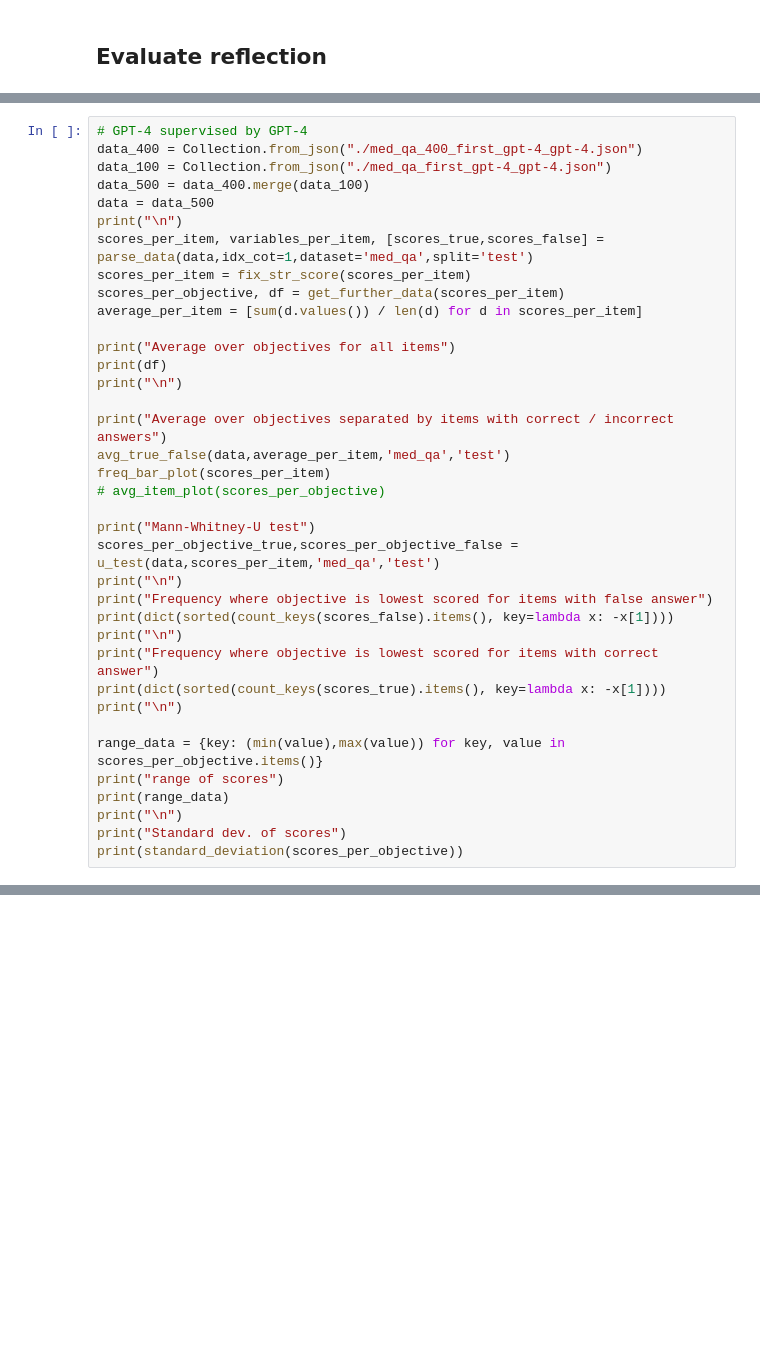
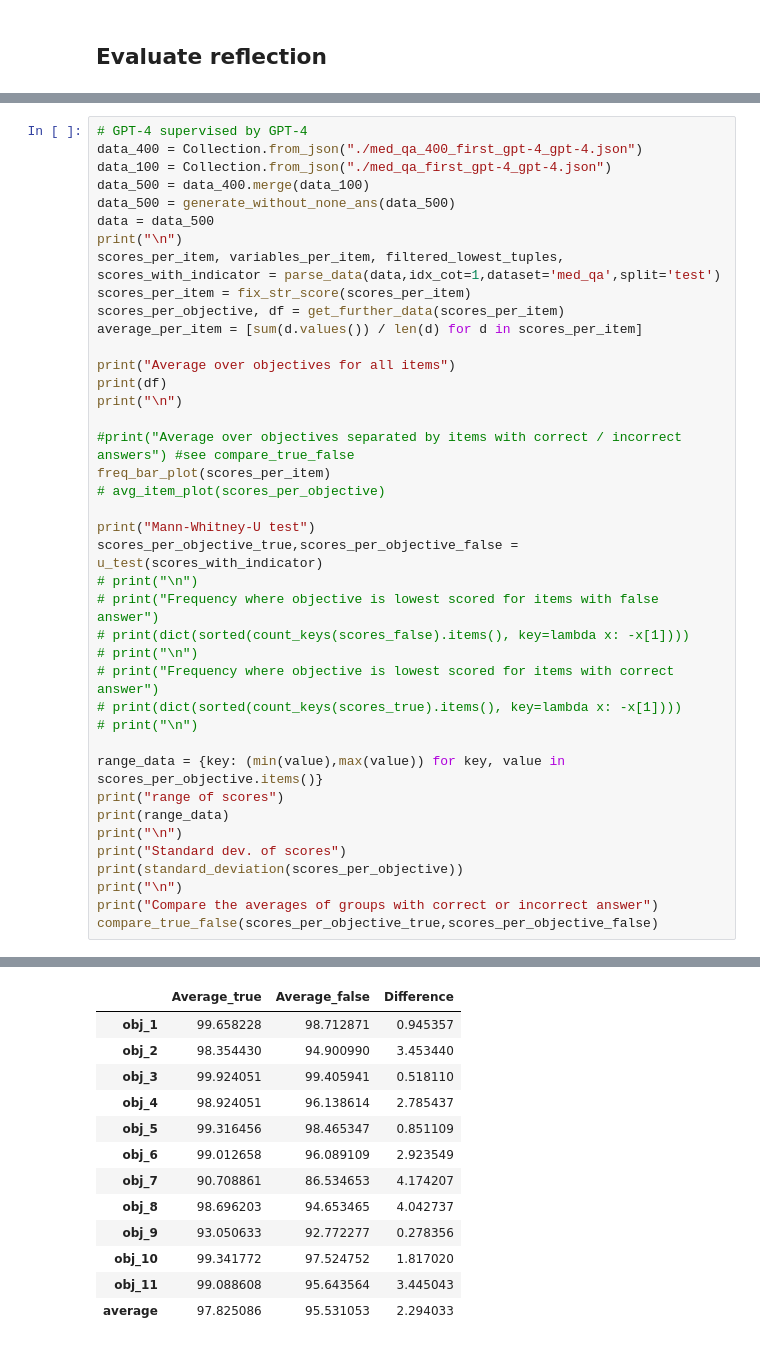
Before and after one commit to OpenBioLink/ThoughtSource, a Jupyter notebook: notebooks/reflection_messages/reflection_results.ipynb, the cells around one changed output, grey strips where cells are left out. Drawn from its saved outputs; the diff is of its cells as text; blank space fills up the shorter version.

```diff
--- a/notebooks/reflection_messages/reflection_results.ipynb
+++ b/notebooks/reflection_messages/reflection_results.ipynb
@@ -749,9 +815,10 @@ Standard dev. of scores
 data_400 = Collection.from_json("./med_qa_400_first_gpt-4_gpt-4.json")
 data_100 = Collection.from_json("./med_qa_first_gpt-4_gpt-4.json")
 data_500 = data_400.merge(data_100)
+data_500 = generate_without_none_ans(data_500)
 data = data_500
 print("\n")
-scores_per_item, variables_per_item, [scores_true,scores_false] = parse_data(data,idx_cot=1,dataset='med_qa',split='test')
+scores_per_item, variables_per_item, filtered_lowest_tuples, scores_with_indicator = parse_data(data,idx_cot=1,dataset='med_qa',split='test')
 scores_per_item = fix_str_score(scores_per_item)
 scores_per_objective, df = get_further_data(scores_per_item)
 average_per_item = [sum(d.values()) / len(d) for d in scores_per_item]
@@ -760,20 +827,19 @@ print("Average over objectives for all items")
 print(df)
 print("\n")
 
-print("Average over objectives separated by items with correct / incorrect answers")
-avg_true_false(data,average_per_item,'med_qa','test')
+#print("Average over objectives separated by items with correct / incorrect answers") #see compare_true_false
 freq_bar_plot(scores_per_item)
 # avg_item_plot(scores_per_objective)
 
 print("Mann-Whitney-U test")
-scores_per_objective_true,scores_per_objective_false = u_test(data,scores_per_item,'med_qa','test')
-print("\n")
-print("Frequency where objective is lowest scored for items with false answer")
-print(dict(sorted(count_keys(scores_false).items(), key=lambda x: -x[1])))
-print("\n")
-print("Frequency where objective is lowest scored for items with correct answer")
-print(dict(sorted(count_keys(scores_true).items(), key=lambda x: -x[1])))
-print("\n")
+scores_per_objective_true,scores_per_objective_false = u_test(scores_with_indicator)
+# print("\n")
+# print("Frequency where objective is lowest scored for items with false answer")
+# print(dict(sorted(count_keys(scores_false).items(), key=lambda x: -x[1])))
+# print("\n")
+# print("Frequency where objective is lowest scored for items with correct answer")
+# print(dict(sorted(count_keys(scores_true).items(), key=lambda x: -x[1])))
+# print("\n")
 
 range_data = {key: (min(value),max(value)) for key, value in scores_per_objective.items()}
 print("range of scores")
@@ -781,5 +847,8 @@ print(range_data)
 print("\n")
 print("Standard dev. of scores")
 print(standard_deviation(scores_per_objective))
+print("\n")
+print("Compare the averages of groups with correct or incorrect answer")
+compare_true_false(scores_per_objective_true,scores_per_objective_false)
 # %% [output]
 Average over objectives for all items
@@ -820,0 +890,13 @@ Standard dev. of scores
+|  | Average_true | Average_false | Difference |
+| obj_1 | 99.658228 | 98.712871 | 0.945357 |
+| obj_2 | 98.354430 | 94.900990 | 3.453440 |
+| obj_3 | 99.924051 | 99.405941 | 0.518110 |
+| obj_4 | 98.924051 | 96.138614 | 2.785437 |
+| obj_5 | 99.316456 | 98.465347 | 0.851109 |
+| obj_6 | 99.012658 | 96.089109 | 2.923549 |
+| obj_7 | 90.708861 | 86.534653 | 4.174207 |
+| obj_8 | 98.696203 | 94.653465 | 4.042737 |
+| obj_9 | 93.050633 | 92.772277 | 0.278356 |
+| obj_10 | 99.341772 | 97.524752 | 1.817020 |
+| obj_11 | 99.088608 | 95.643564 | 3.445043 |
+| average | 97.825086 | 95.531053 | 2.294033 |
```
Also changed, not shown: parts of 33 cells of this notebook, 3 other files.
